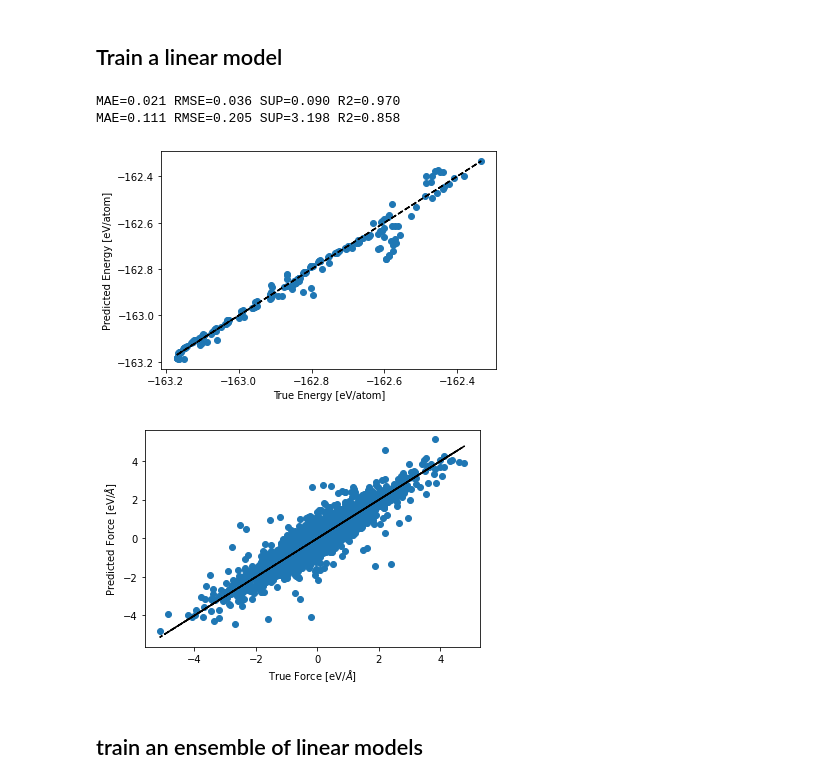
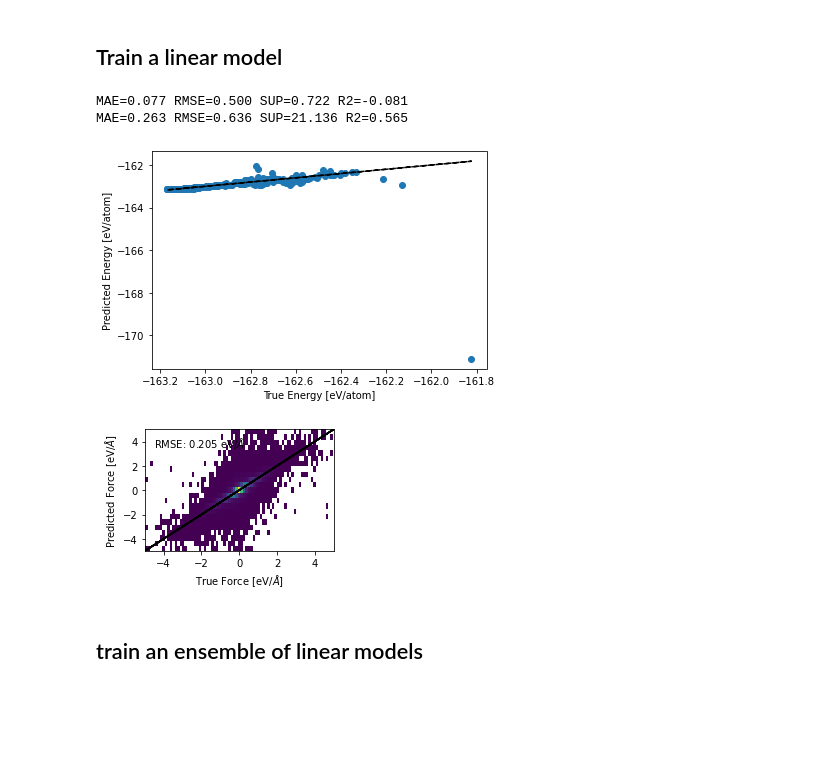
Before and after one commit to ClaudioZeni/Castle, a Jupyter notebook: notebooks/Si_showcase.ipynb, the cells around one changed output. Cells and saved outputs as stored; diff of their text form; code cells hidden in the pictures; blank space fills up the shorter version.

```diff
--- a/notebooks/Si_showcase.ipynb
+++ b/notebooks/Si_showcase.ipynb
@@ -47,13 +49,12 @@ print(tags)
 # %%
-# build a potential for diamond phase only
 frames = []
 for ff in frames_:
-    if ff.info['config_type'] in ['amorph', 'bt', 'dia', 'liq', 'fcc', 'bcc', 'hcp', 'hex_diamond']:
-        try:
-            len(ff.info['dft_virial'])
-            frames.append(ff)
-        except KeyError:
-            pass
+    # if ff.info['config_type'] in ['amorph', 'bt', 'dia', 'liq', 'fcc', 'bcc', 'hcp', 'hex_diamond']:
+    try:
+        len(ff.info['dft_virial'])
+        frames.append(ff)
+    except KeyError:
+        pass
 # %% [markdown]
 # Build a model
 # %% [markdown]
@@ -68,7 +69,7 @@ e_val, f_val = get_forces_and_energies(val_frames, energy_name = energy_name, fo
 s_val = get_virials(val_frames, virial_name)
 nat_val = get_nat(val_frames)
 
-N = 8               # Body order
+N = 5               # Body order
 maxdeg = 10         # Maximum degree of angular and radial expansion
 rcut = 5.0          # Radial Cutoff
 r0 = 1.0            # Lowest radius for basis
@@ -87,37 +88,42 @@ dump(input_file[:-4] + "_features.xz", features)
 ## Train a linear model
 # %%
 # load the features
-features = load(input_file[:-4] + "_features.xz")
+# features = load(input_file[:-4] + "_features.xz")
 noise = 1e-6
 # get the subset of features for training
 tr_features = features.get_subset(tr_ind)
 # train the model
-model = train_linear_model(tr_features, noise, e_t, f_t)
+model_linear = train_linear_model(tr_features, noise, e_t, f_t)
 # %%
 # evaluate its performances
 val_features = features.get_subset(val_ind)
-ep = model.predict_energy(val_features)
-fp = model.predict_forces(val_features)
+ep = model_linear.predict_energy(val_features)
+fp = model_linear.predict_forces(val_features)
 print_score(ep/nat_val, e_val/nat_val)
 print_score(fp.flatten(), f_val.flatten())
 # print_score(vp.flatten(), s_val.flatten())
 
 plt.scatter(e_val/nat_val, ep/nat_val)
 plt.plot(e_val/nat_val, e_val/nat_val, 'k--')
 plt.xlabel("True Energy [eV/atom]")
 plt.ylabel("Predicted Energy [eV/atom]")
 plt.show()
 
-plt.scatter(f_val, fp)
+plt.figure(figsize = (3.5, 2.5))
+plt.hist2d(np.ravel(f_val), np.ravel(fp), cmin = 1e-12, bins = 100, cmap = 'viridis')
 plt.plot(f_val, f_val, 'k--')
+plt.xlim(-5, 5)
+plt.ylim(-5, 5)
 plt.xlabel("True Force [eV/$\AA$]")
 plt.ylabel("Predicted Force [eV/$\AA$]")
-plt.show()
+plt.text(-4.5, 3.5, 'RMSE: 0.205 eV/$\AA$')
+plt.tight_layout()
+plt.savefig("../../plots/Si_linear.png", dpi=400)
 # %% [output]
-MAE=0.021 RMSE=0.036 SUP=0.090 R2=0.970
-MAE=0.111 RMSE=0.205 SUP=3.198 R2=0.858
+MAE=0.077 RMSE=0.500 SUP=0.722 R2=-0.081
+MAE=0.263 RMSE=0.636 SUP=21.136 R2=0.565
-[figure, old version]
+[figure, new version]
-[figure, old version]
+[figure, new version]
 # %% [markdown]
 ## train an ensemble of linear models
 # %%
```
Also changed, not shown: parts of 9 cells of this notebook, 2 other files.
